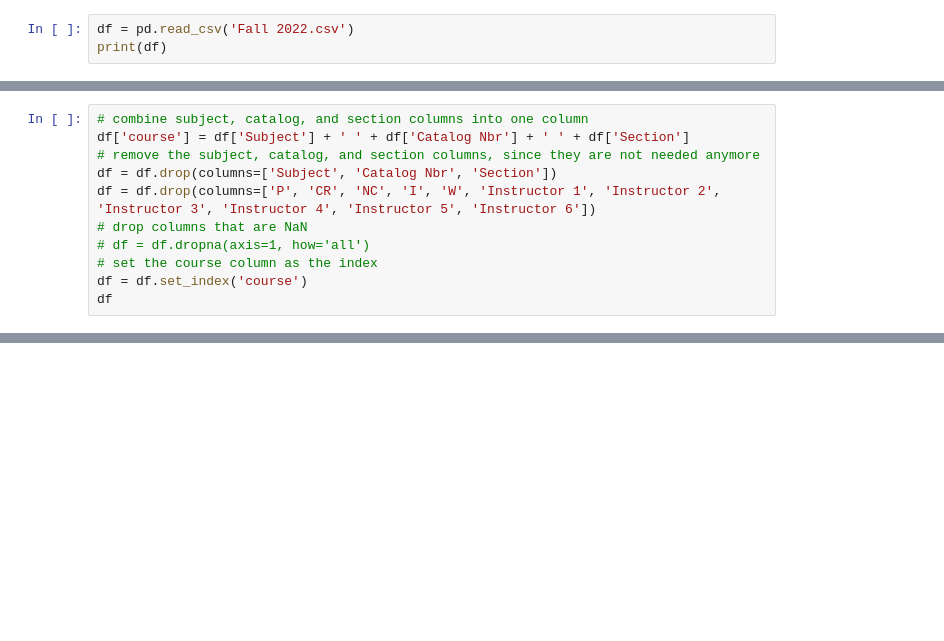
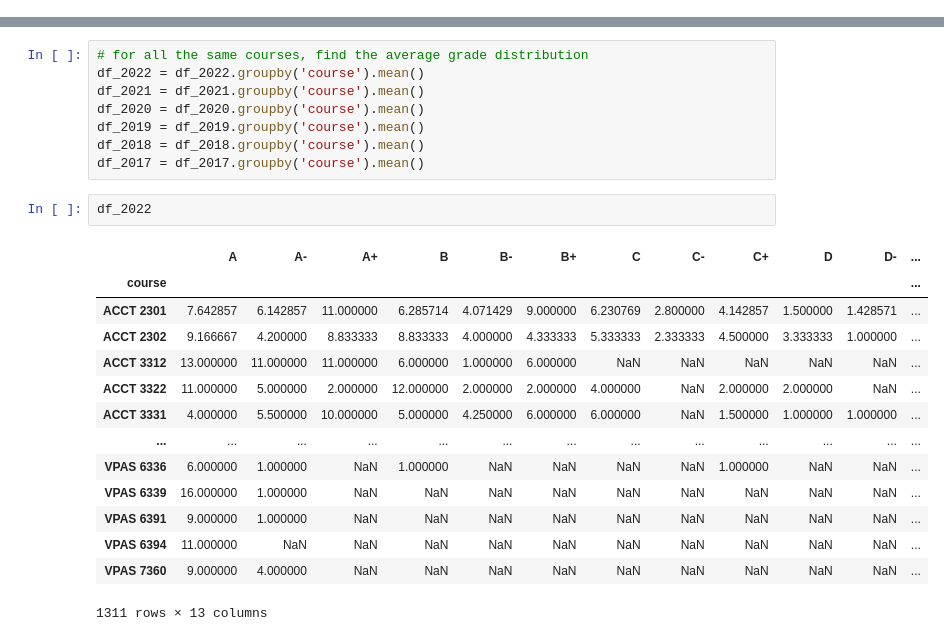
Before and after one commit to HackUTA-23/GradeDistribution, a Jupyter notebook: Hackuta2023.ipynb, the cells around one changed output, grey strips where cells are left out. Cells and saved outputs as stored; diff of their text form; blank space fills up the shorter version.

```diff
--- a/Hackuta2023.ipynb
+++ b/Hackuta2023.ipynb
@@ -33,3 +0,0 @@ Fall 2021.csv    Spring 2021.csv  Summer 2020.csv
-# %%
-df = pd.read_csv('Fall 2022.csv')
-print(df)
@@ -54,11 +0,0 @@ print(df)
-# %%
-# combine subject, catalog, and section columns into one column
-df['course'] = df['Subject'] + ' ' + df['Catalog Nbr'] + ' ' + df['Section']
-# remove the subject, catalog, and section columns, since they are not needed anymore
-df = df.drop(columns=['Subject', 'Catalog Nbr', 'Section'])
-df = df.drop(columns=['P', 'CR', 'NC', 'I', 'W', 'Instructor 1', 'Instructor 2', 'Instructor 3', 'Instructor 4', 'Instructor 5', 'Instructor 6'])
-# drop columns that are NaN
-# df = df.dropna(axis=1, how='all')
-# set the course column as the index
-df = df.set_index('course')
-df
@@ -93,0 +60,25 @@ plt.show()
+# %%
+# for all the same courses, find the average grade distribution
+df_2022 = df_2022.groupby('course').mean()
+df_2021 = df_2021.groupby('course').mean()
+df_2020 = df_2020.groupby('course').mean()
+df_2019 = df_2019.groupby('course').mean()
+df_2018 = df_2018.groupby('course').mean()
+df_2017 = df_2017.groupby('course').mean()
+# %%
+df_2022
+# %% [output]
+|  | A | A- | A+ | B | B- | B+ | C | C- | C+ | D | D- | ... |
+| course |  |  |  |  |  |  |  |  |  |  |  | ... |
+| ACCT 2301 | 7.642857 | 6.142857 | 11.000000 | 6.285714 | 4.071429 | 9.000000 | 6.230769 | 2.800000 | 4.142857 | 1.500000 | 1.428571 | ... |
+| ACCT 2302 | 9.166667 | 4.200000 | 8.833333 | 8.833333 | 4.000000 | 4.333333 | 5.333333 | 2.333333 | 4.500000 | 3.333333 | 1.000000 | ... |
+| ACCT 3312 | 13.000000 | 11.000000 | 11.000000 | 6.000000 | 1.000000 | 6.000000 | NaN | NaN | NaN | NaN | NaN | ... |
+| ACCT 3322 | 11.000000 | 5.000000 | 2.000000 | 12.000000 | 2.000000 | 2.000000 | 4.000000 | NaN | 2.000000 | 2.000000 | NaN | ... |
+| ACCT 3331 | 4.000000 | 5.500000 | 10.000000 | 5.000000 | 4.250000 | 6.000000 | 6.000000 | NaN | 1.500000 | 1.000000 | 1.000000 | ... |
+| ... | ... | ... | ... | ... | ... | ... | ... | ... | ... | ... | ... | ... |
+| VPAS 6336 | 6.000000 | 1.000000 | NaN | 1.000000 | NaN | NaN | NaN | NaN | 1.000000 | NaN | NaN | ... |
+| VPAS 6339 | 16.000000 | 1.000000 | NaN | NaN | NaN | NaN | NaN | NaN | NaN | NaN | NaN | ... |
+| VPAS 6391 | 9.000000 | 1.000000 | NaN | NaN | NaN | NaN | NaN | NaN | NaN | NaN | NaN | ... |
+| VPAS 6394 | 11.000000 | NaN | NaN | NaN | NaN | NaN | NaN | NaN | NaN | NaN | NaN | ... |
+| VPAS 7360 | 9.000000 | 4.000000 | NaN | NaN | NaN | NaN | NaN | NaN | NaN | NaN | NaN | ... |
+1311 rows × 13 columns
```
Also changed, not shown: parts of 23 cells of this notebook, 4 other files.
